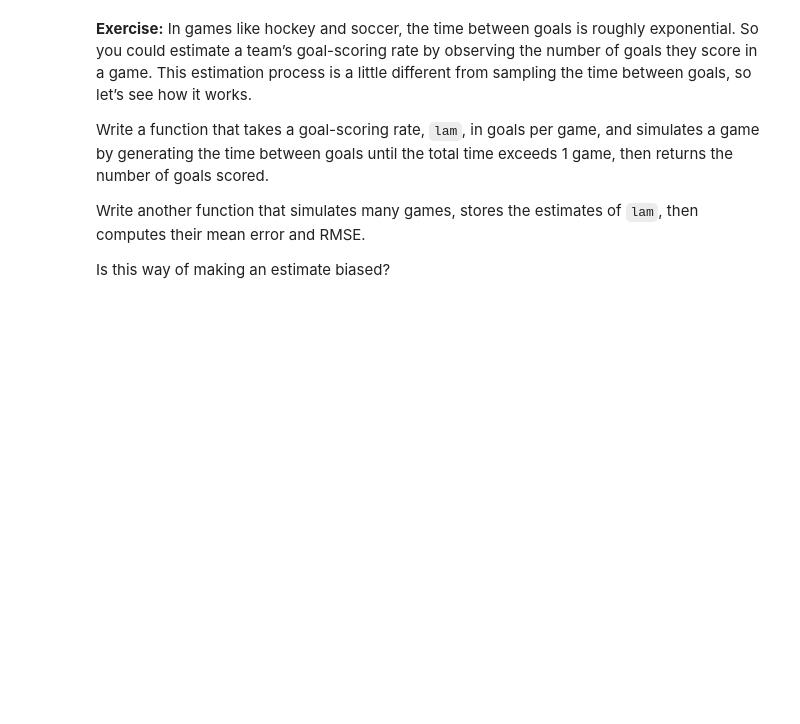
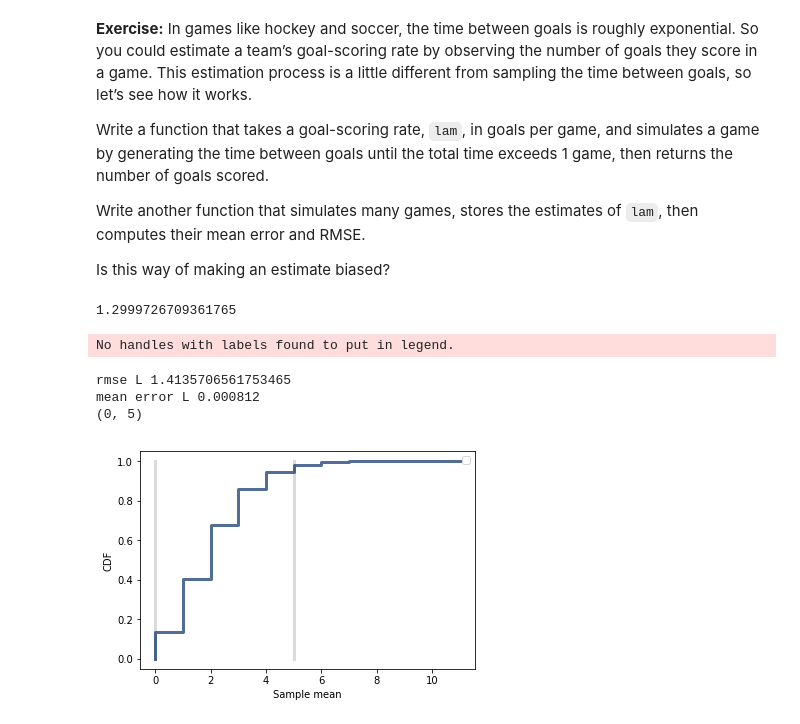
Before and after one commit to ijmiller2/ThinkStats2, a Jupyter notebook: code/chap08ex.ipynb, the cells around one changed output. Cells and saved outputs as stored; diff of their text form; code cells hidden in the pictures; blank space fills up the shorter version.

```diff
--- a/code/chap08ex.ipynb
+++ b/code/chap08ex.ipynb
@@ -390,0 +389,37 @@ def SimulateGame(lam):
+# %%
+random.expovariate(lam)
+# %% [output]
+1.2999726709361765
+# %%
+def ManyGames(m=1000000):
+
+    lam = 2
+    means = []
+    for _ in range(m):
+        L = SimulateGame(lam)
+        means.append(L)
+
+    print('rmse L', RMSE(means, lam))
+    print('mean error L', MeanError(means, lam))
+
+    return means
+
+means = ManyGames()
+
+cdf = thinkstats2.MakeCdfFromList(means)
+ci = cdf.Percentile(5), cdf.Percentile(95)
+
+VertLine(ci[0])
+VertLine(ci[1])
+
+thinkplot.Cdf(cdf)
+thinkplot.Config(xlabel='Sample mean',
+                 ylabel='CDF')
+
+print(ci)
+# %% [output]
+No handles with labels found to put in legend.
+rmse L 1.4135706561753465
+mean error L 0.000812
+(0, 5)
+[figure, added]
```
Also changed, not shown: parts of 5 cells of this notebook.
